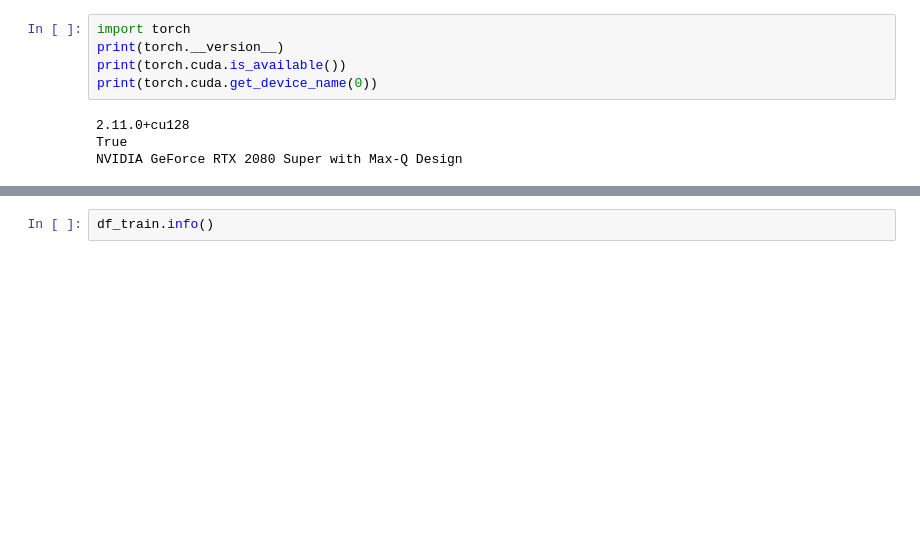
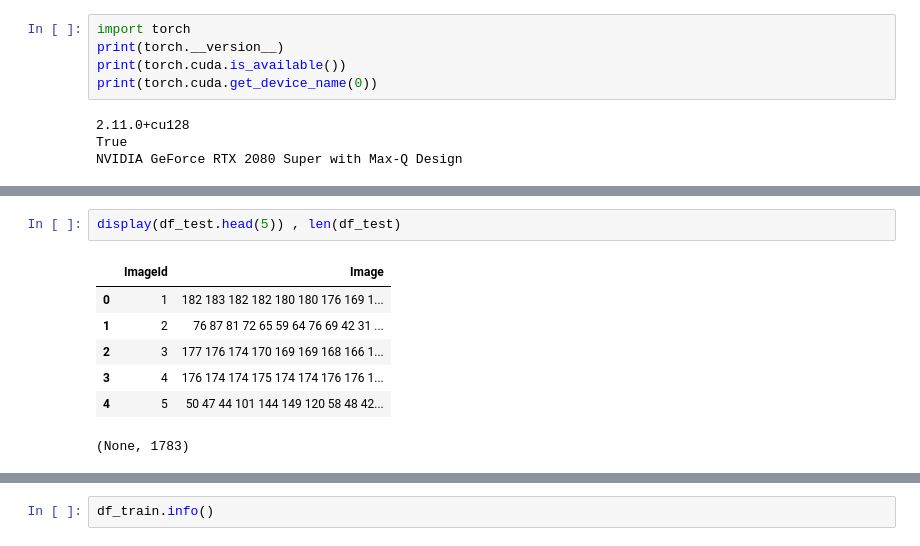
Before and after one commit to NimaNIKOOKAR/Facial-Keypoints-Detection, a Jupyter notebook: facial-detection.ipynb, the cells around one changed output, grey strips where cells are left out. Saved outputs shown, nothing was run; the diff lists cells and outputs as text; blank space fills up the shorter version.

```diff
--- a/facial-detection.ipynb
+++ b/facial-detection.ipynb
@@ -32,0 +72,10 @@ len(df_train), len(df_test)
+# %%
+display(df_test.head(5)) , len(df_test)
+# %% [output]
+|  | ImageId | Image |
+| 0 | 1 | 182 183 182 182 180 180 176 169 1... |
+| 1 | 2 | 76 87 81 72 65 59 64 76 69 42 31 ... |
+| 2 | 3 | 177 176 174 170 169 169 168 166 1... |
+| 3 | 4 | 176 174 174 175 174 174 176 176 1... |
+| 4 | 5 | 50 47 44 101 144 149 120 58 48 42... |
+(None, 1783)
```
Also changed, not shown: parts of 12 cells of this notebook, 1 other file.
